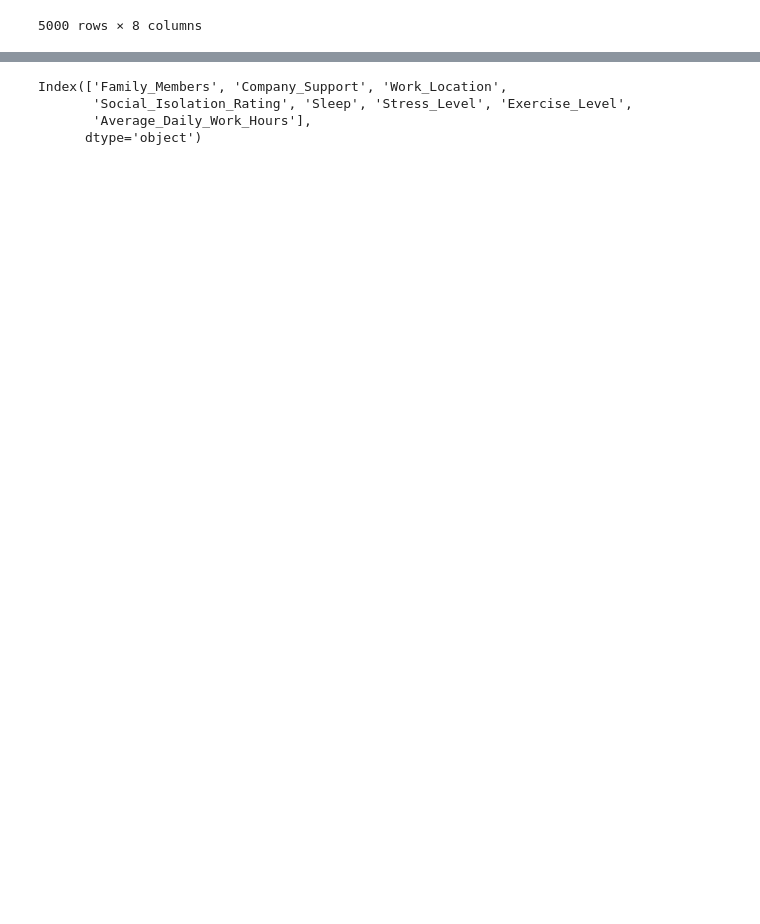
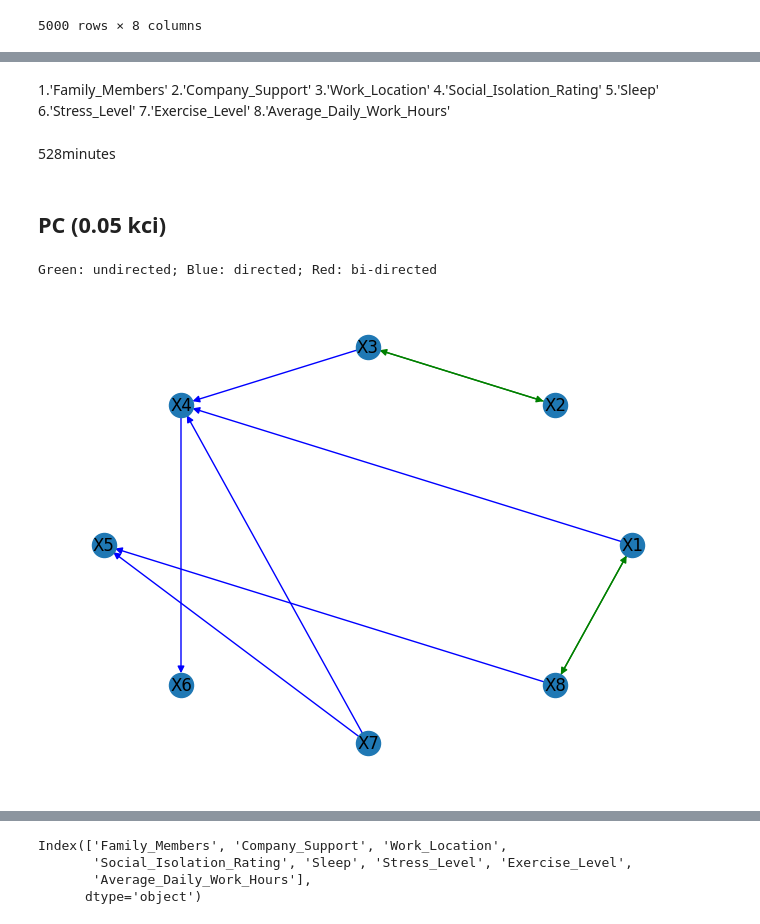
Before and after one commit to VivianZhao12/CAPSTONE-Causal-Inference-between-Remote-Work-and-Mental-Health, a Jupyter notebook: EDA.ipynb, the cells around one changed output, grey strips where cells are left out. Drawn from its saved outputs; the diff is of its cells as text; code cells hidden in the pictures; blank space fills up the shorter version.

```diff
--- a/EDA.ipynb
+++ b/EDA.ipynb
@@ -161,0 +258,33 @@ new_data
+# %% [markdown]
+1.'Family_Members'
+2.'Company_Support'
+3.'Work_Location'
+4.'Social_Isolation_Rating'
+5.'Sleep'
+6.'Stress_Level'
+7.'Exercise_Level'
+8.'Average_Daily_Work_Hours'
+# %% [markdown]
+528minutes
+# %% [markdown]
+## PC (0.05 kci)
+# %%
+
+alpha = 0.05
+indep_test = "kci"
+stable = True  # Whether to use a stable version of the algorithm
+uc_rule = 0  # Unshielded collider discovery rule (0, 1, or 2; try default 0 first)
+uc_priority = False  # Unshielded collider priority; default False
+mvpc = False  # Missing values in PC algorithm, default False
+correction_name = None  # Name of correction for independence tests; default None
+background_knowledge = None  # Optional prior knowledge to guide the algorithm
+verbose = False  # Whether to print additional info during execution
+show_progress = True
+
+cg = pc(new_data.values, alpha, indep_test, stable, uc_rule, uc_priority, mvpc, correction_name, background_knowledge, verbose, show_progress)
+
+cg.to_nx_graph()
+cg.draw_nx_graph(skel=False)
+# %% [output]
+Green: undirected; Blue: directed; Red: bi-directed
+[figure, added]
```
Also changed, not shown: parts of 11 cells of this notebook, 1 other file.
